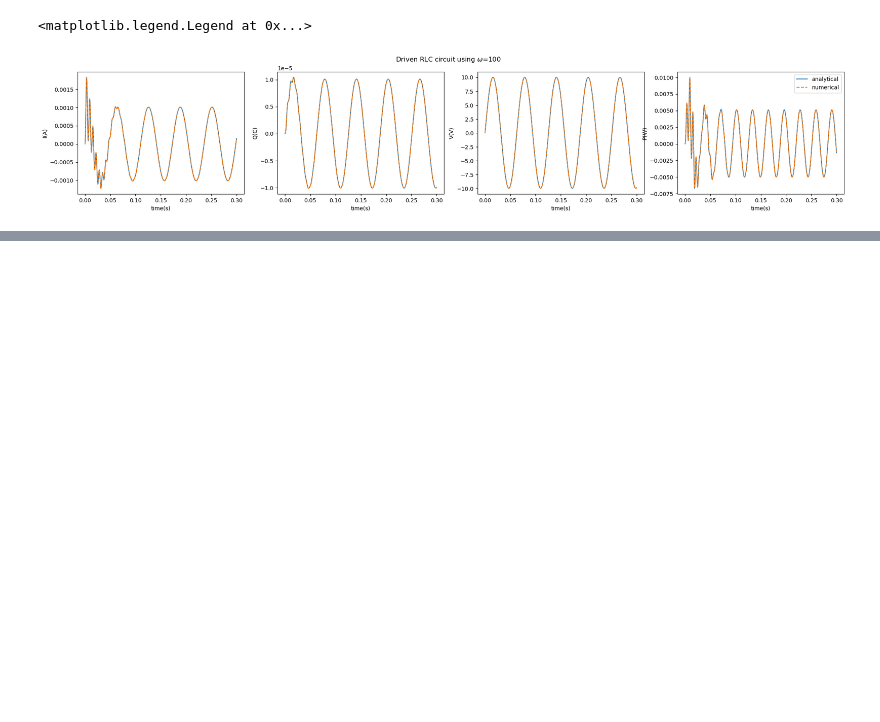
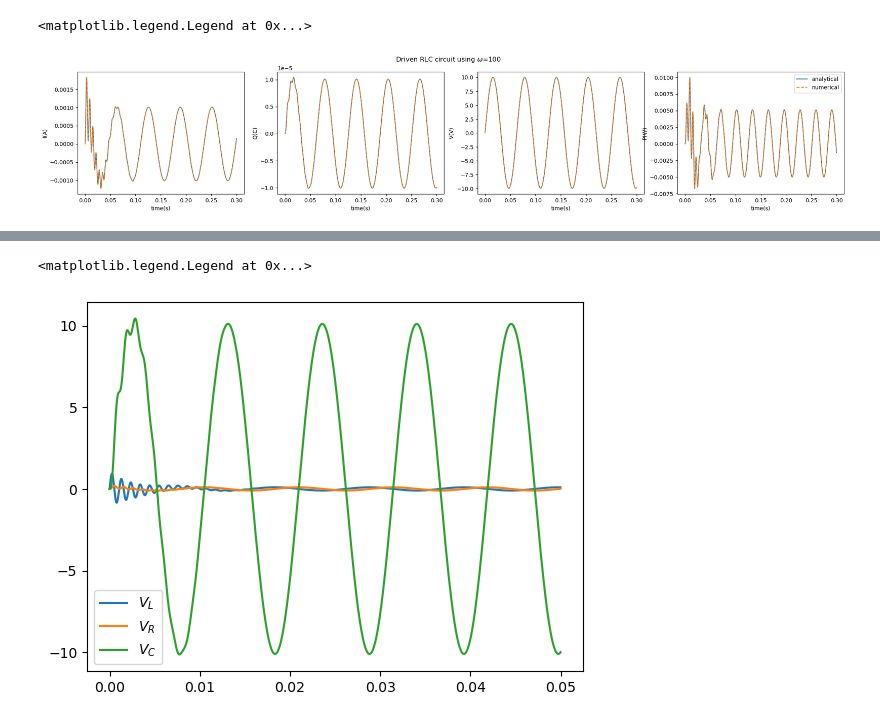
Before and after one commit to Bwimmin/Driven-RLC-Circuit, a Jupyter notebook: Driven RLC Circuit.ipynb, the cells around one changed output, grey strips where cells are left out. Cells and saved outputs as stored; diff of their text form; code cells hidden in the pictures; blank space fills up the shorter version.

```diff
--- a/Driven RLC Circuit.ipynb
+++ b/Driven RLC Circuit.ipynb
@@ -150,0 +144,14 @@ plt.legend()
+# %%
+tV = np.linspace(0, 0.05, 3001)
+VR = N_I100*R
+VL = L*np.diff(N_I100)/dt
+VC = N_Q100/C
+# %%
+plt.plot(tV[:-1], VL, label=r'$V_L$')
+plt.plot(tV, VR, label=r'$V_R$')
+plt.plot(tV, VC, label=r'$V_C$')
+
+plt.legend()
+# %% [output]
+<matplotlib.legend.Legend at 0x...>
+[figure, added]
```
Also changed, not shown: parts of 10 cells of this notebook.
